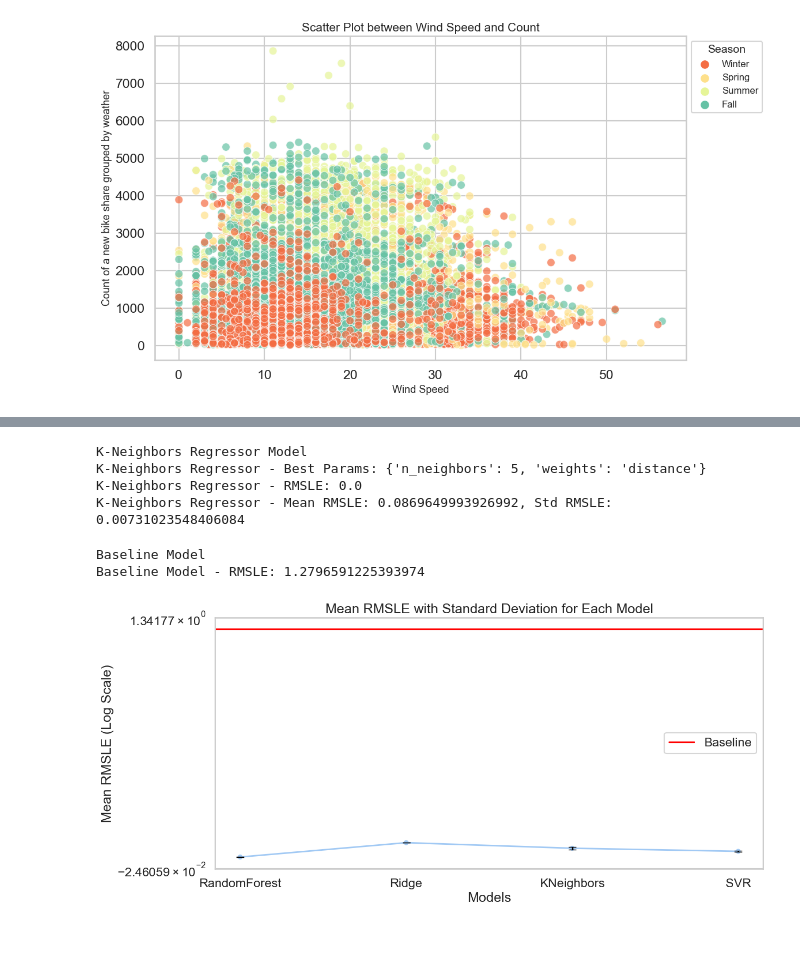
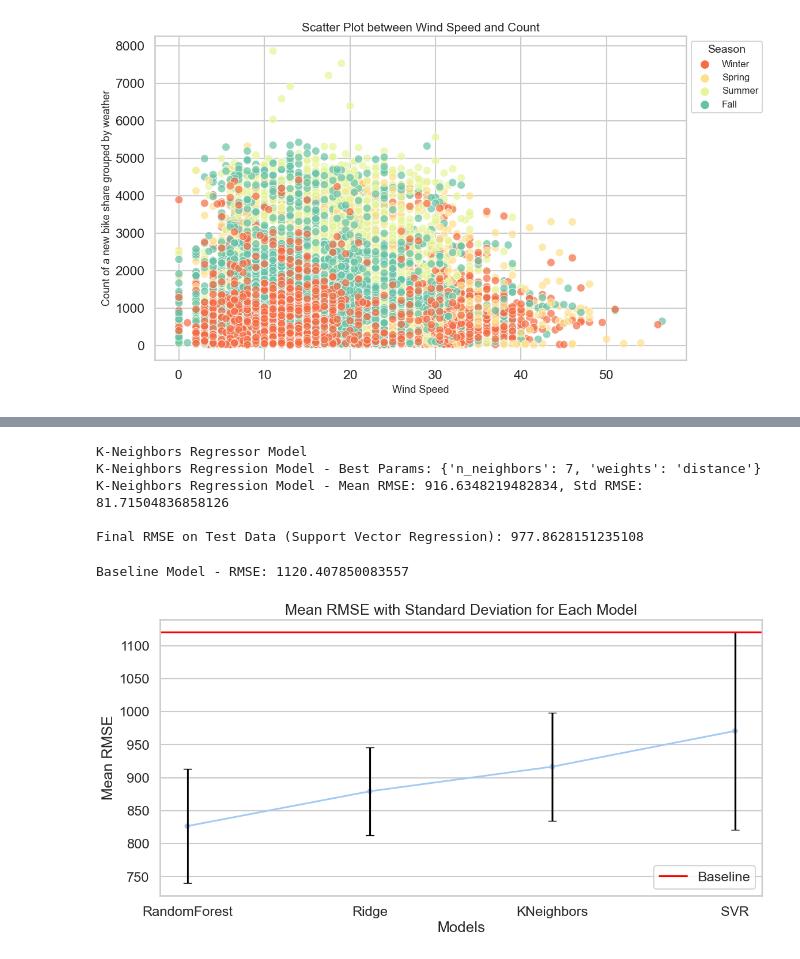
Before and after one commit to yingyi0422/DATA1030-Final-Project, a Jupyter notebook: Project.ipynb, the cells around one changed output, grey strips where cells are left out. Drawn from its saved outputs; the diff is of its cells as text; code cells hidden in the pictures.

```diff
--- a/Project.ipynb
+++ b/Project.ipynb
@@ -322,8 +317,8 @@ data['month'] = data['timestamp'].dt.month
 data['year'] = data['timestamp'].dt.year
 data['day_of_week'] = data['timestamp'].dt.dayofweek
 
-# Create lagged features
-lag_hours = [3, 2, 1]
+# Create lagged features (one week, two weeks, and three weeks)
+lag_hours = [160, 320, 480]
 for lag in lag_hours:
     data[f'lag_{lag}_hour'] = data['cnt'].shift(lag)
 
@@ -445,52 +485,74 @@ knn_params = {
     'n_neighbors': [3, 5, 7],
     'weights': ['uniform', 'distance']
 }
-knn_best_model, knn_mean_rmsle, knn_std_rmsle = tune_and_evaluate_model(KNeighborsRegressor(), knn_params, X_train_prep, y_train, "K-Neighbors Regressor")
+knn_best_model, knn_mean_rmse, knn_std_rmse = tune_and_evaluate_model(
+    KNeighborsRegressor(),
+    knn_params,
+    X_train_prep,
+    y_train,
+    "K-Neighbors Regression Model",
+    expanding_window_size=40
+)
+
+# Final evaluation on the test set
+knn_predictions = knn_best_model.predict(X_test_prep)
+final_rmse_knn = rmse(y_test, knn_predictions)
+print(f"Final RMSE on Test Data (Support Vector Regression): {final_rmse_knn}")
 # %% [output]
 K-Neighbors Regressor Model
-K-Neighbors Regressor - Best Params: {'n_neighbors': 5, 'weights': 'distance'}
-K-Neighbors Regressor - RMSLE: 0.0
-K-Neighbors Regressor - Mean RMSLE: 0.0869649993926992, Std RMSLE: 0.00731023548406084
+K-Neighbors Regression Model - Best Params: {'n_neighbors': 7, 'weights': 'distance'}
+K-Neighbors Regression Model - Mean RMSE: 916.6348219482834, Std RMSE: 81.71504836858126
+
+Final RMSE on Test Data (Support Vector Regression): 977.8628151235108
 # %%
-print("Baseline Model")
+# Create the baseline model
 baseline_model = DummyRegressor(strategy="mean")
-baseline_rmsle = rmsle(y_train, baseline_model.fit(X_train_prep, y_train).predict(X_train_prep))
-print(f"Baseline Model - RMSLE: {baseline_rmsle}")
+
+# Fit the model to the training data (X_train_prep and y_train)
+baseline_model.fit(X_train_prep, y_train)
+
+# Make predictions on the test data (X_test_prep)
+baseline_predictions = baseline_model.predict(X_test_prep)
+
+# Calculate the Root Mean Squared Error (RMSE) for the baseline model
+baseline_rmse = sqrt(mean_squared_error(y_test, baseline_predictions))
+
+# Print the RMSE score for the baseline model
+print(f"Baseline Model - RMSE: {baseline_rmse}")
 # %% [output]
-Baseline Model
-Baseline Model - RMSLE: 1.2796591225393974
+Baseline Model - RMSE: 1120.407850083557
 # %%
 import matplotlib.pyplot as plt
 import seaborn as sns
 
 # Model names
 models = ['RandomForest', 'Ridge', 'KNeighbors', 'SVR']
 
-# Mean RMSLE values for each model (Replace these with your actual values)
-mean_rmsles = [rf_mean_rmsle, ridge_mean_rmsle, knn_mean_rmsle, svr_mean_rmsle]
+# Mean RMSE values for each model
+mean_rmses = [rf_mean_rmse, ridge_mean_rmse, knn_mean_rmse, svr_mean_rmse]
 
-# Standard deviation of RMSLE for each model (Replace these with your actual values)
-std_rmsles = [rf_std_rmsle, ridge_std_rmsle, knn_std_rmsle, svr_std_rmsle]
+# Standard deviation of RMSE for each model
+std_rmses = [rf_std_rmse, ridge_std_rmse, knn_std_rmse, svr_std_rmse]
 
-# Baseline RMSLE (Replace with your actual value)
-baseline_rmsle = baseline_rmsle
+# Baseline RMSE
+baseline_rmse = baseline_rmse
 
 # Plotting
 plt.figure(figsize=(13, 6))
-sns.pointplot(x=models, y=mean_rmsles, scale=0.5)
-plt.errorbar(x=models, y=mean_rmsles, yerr=std_rmsles, fmt='none', capsize=5, color='black')
-plt.axhline(y=baseline_rmsle, color='r', linestyle='-', label='Baseline')
-plt.yscale('symlog')  # Log scale for better visibility
+sns.pointplot(x=models, y=mean_rmses, scale=0.5)
+plt.errorbar(x=models, y=mean_rmses, yerr=std_rmses, fmt='none', capsize=5, color='black')
+plt.axhline(y=baseline_rmse, color='r', linestyle='-', label='Baseline')
+plt.yscale('linear')  # Change to linear scale
 plt.xlabel('Models')
-plt.ylabel('Mean RMSLE (Log Scale)')
-plt.title('Mean RMSLE with Standard Deviation for Each Model')
+plt.ylabel('Mean RMSE')
+plt.title('Mean RMSE with Standard Deviation for Each Model')
 plt.legend()
 
 # Save the plot
-plt.savefig("mean_rmsle_with_std.png", dpi = 300)
+plt.savefig("mean_rmse_with_std.png", dpi = 300)
 plt.show()
 # %% [output]
-[figure, old version]
+[figure, new version]
 # %%
 models = [
     ('Random Forest', rf_best_model),
```
Also changed, not shown: parts of 13 cells of this notebook.
